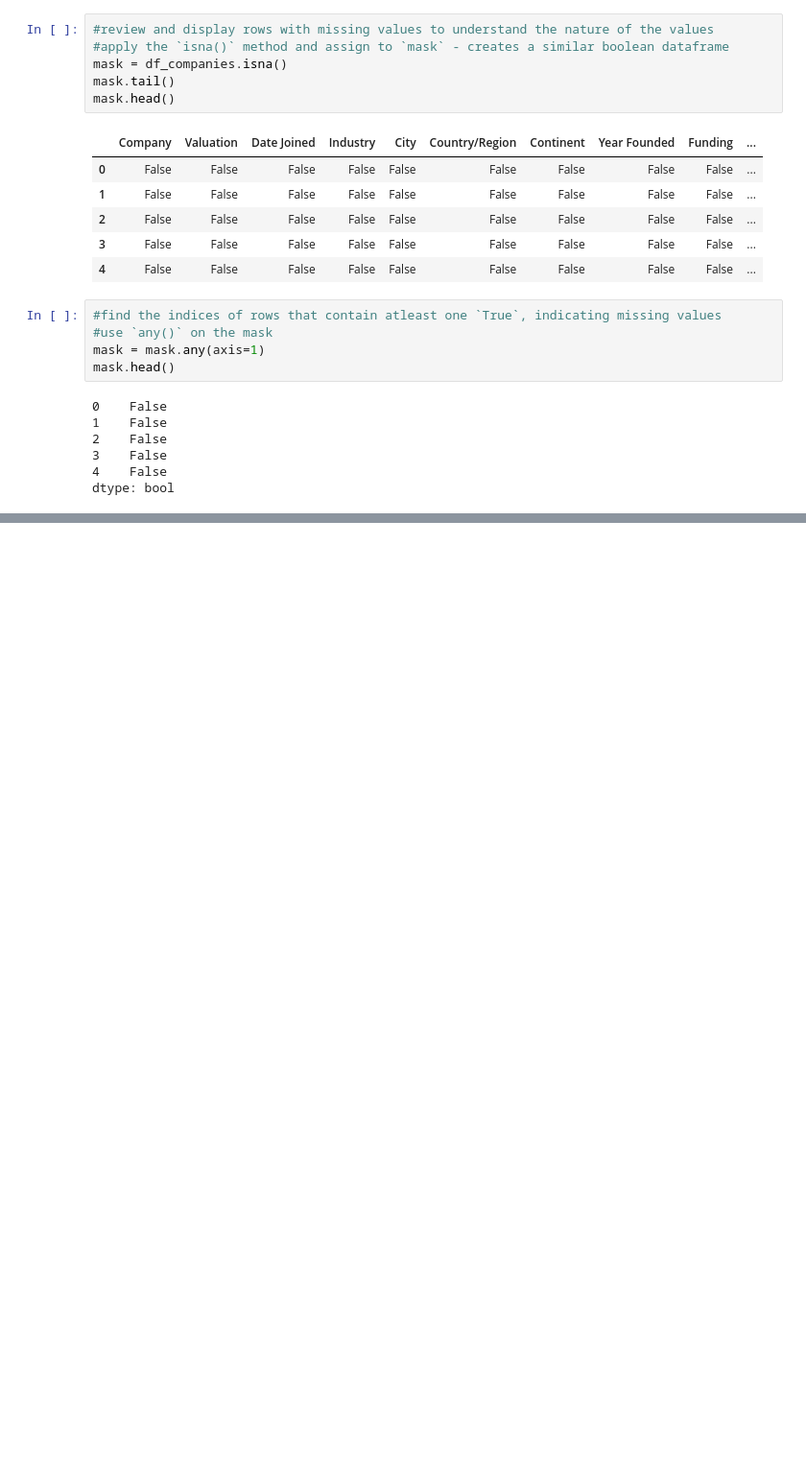
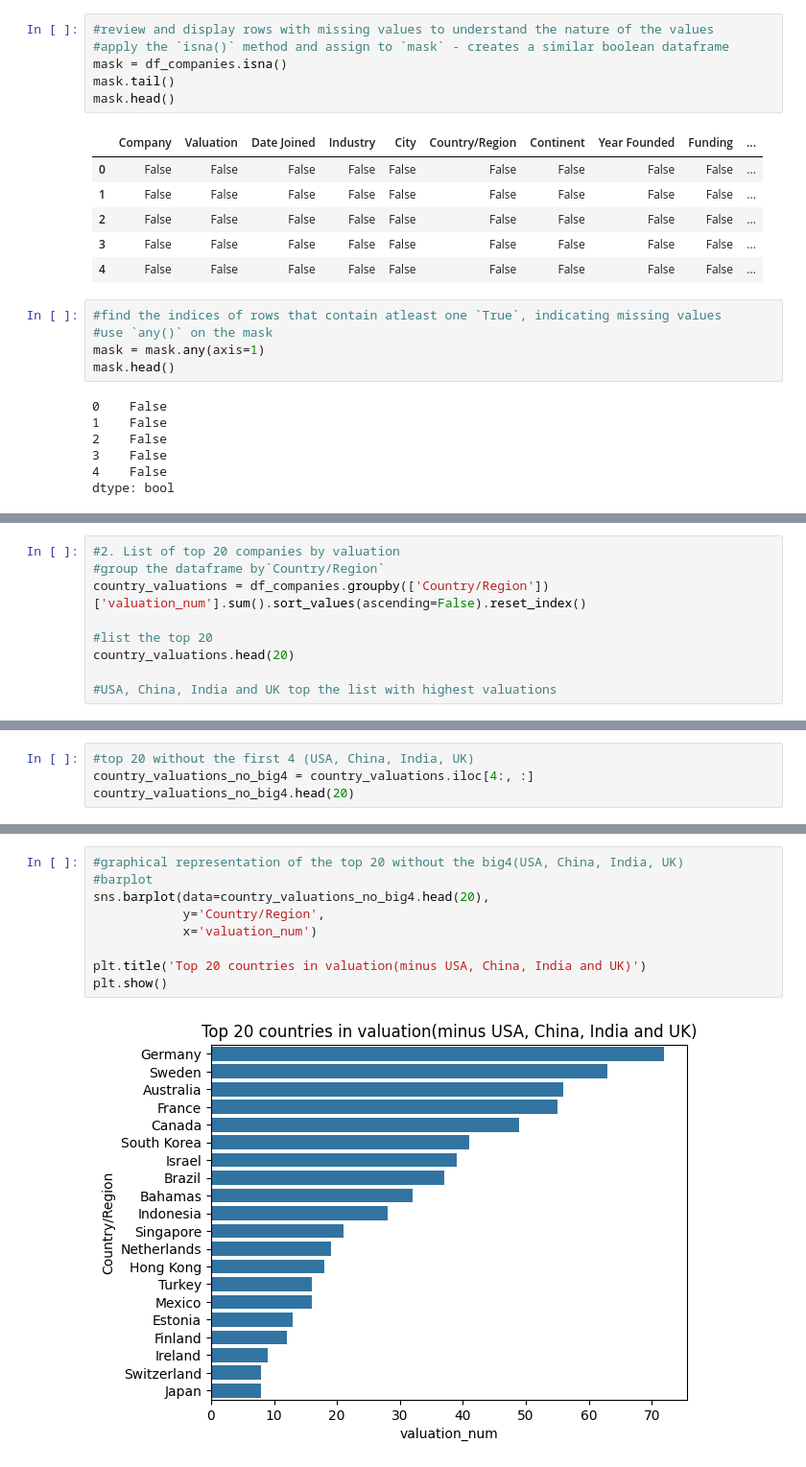
Before and after one commit to dnmuasya/Python-Data-Analysis, a Jupyter notebook: missing_data/exercise.ipynb, the cells around one changed output, grey strips where cells are left out. Shown at 96% size. Saved outputs shown, nothing was run; the diff lists cells and outputs as text; blank space fills up the shorter version.

```diff
--- a/missing_data/exercise.ipynb
+++ b/missing_data/exercise.ipynb
@@ -175,0 +285,9 @@ df_missing_rows
+# %%
+#2. List of top 20 companies by valuation
+#group the dataframe by`Country/Region`
+country_valuations = df_companies.groupby(['Country/Region'])['valuation_num'].sum().sort_values(ascending=False).reset_index()
+
+#list the top 20
+country_valuations.head(20)
+
+#USA, China, India and UK top the list with highest valuations
@@ -175,0 +312,4 @@ df_missing_rows
+# %%
+#top 20 without the first 4 (USA, China, India, UK)
+country_valuations_no_big4 = country_valuations.iloc[4:, :]
+country_valuations_no_big4.head(20)
@@ -175,0 +353,11 @@ df_missing_rows
+# %%
+#graphical representation of the top 20 without the big4(USA, China, India, UK)
+#barplot
+sns.barplot(data=country_valuations_no_big4.head(20),
+            y='Country/Region',
+            x='valuation_num')
+
+plt.title('Top 20 countries in valuation(minus USA, China, India and UK)')
+plt.show()
+# %% [output]
+[figure, added]
```
Also changed, not shown: parts of 21 cells of this notebook.
